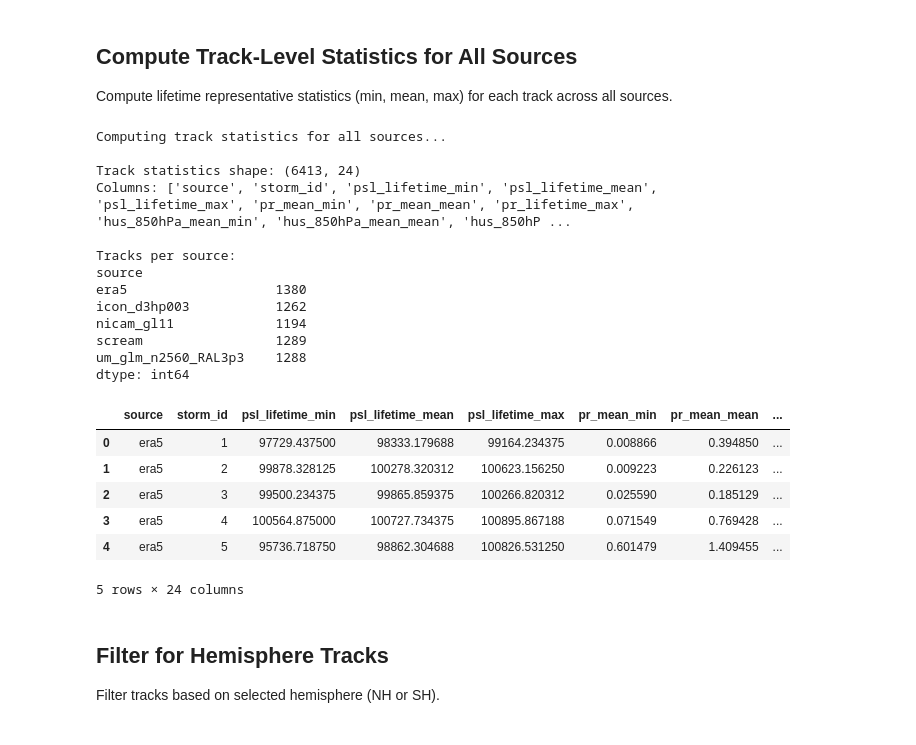
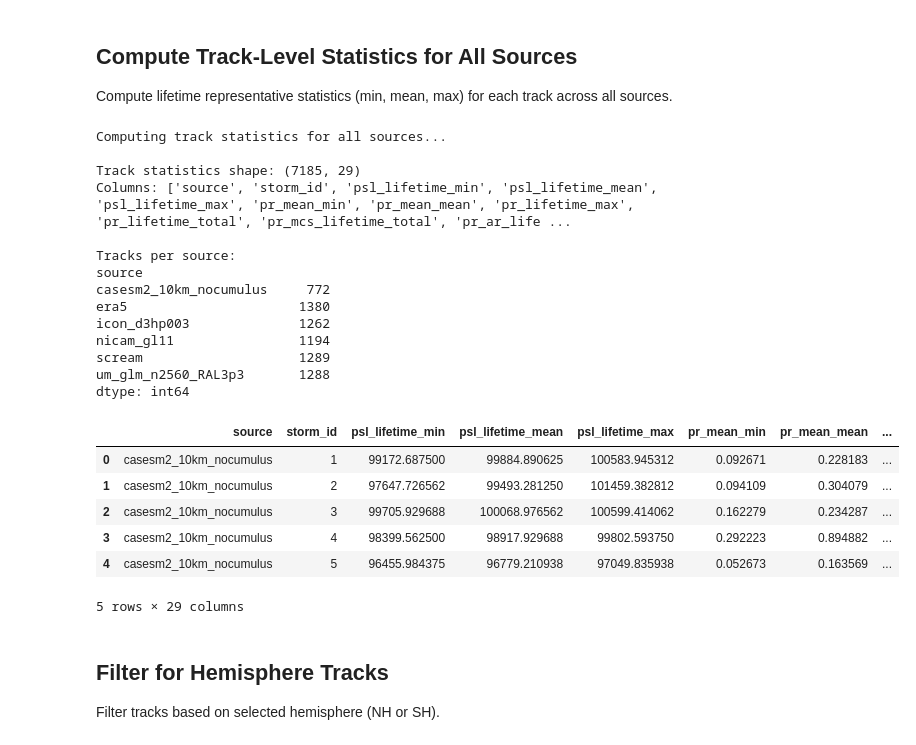
Before and after one commit to WACCEM/gsrm_cooccurrencefeature, a Jupyter notebook: notebooks/plot_etc_spatialmean_stats_multisource.ipynb, the cells around one changed output. Drawn from its saved outputs; the diff is of its cells as text; code cells hidden in the pictures.

```diff
--- a/notebooks/plot_etc_spatialmean_stats_multisource.ipynb
+++ b/notebooks/plot_etc_spatialmean_stats_multisource.ipynb
@@ -28,7 +28,7 @@ in_dir = "/pscratch/sd/w/wcmca1/hackathon/etc_data/stats/"
 fig_dir = "/global/cfs/cdirs/m1867/zfeng/hk25/figures_etc_composites/spatial_mean_stats/"
 
 # List of data sources to compare
-sources = ["era5", "scream", "icon_d3hp003", "um_glm_n2560_RAL3p3", "nicam_gl11"]
+sources = ["era5", "scream", "icon_d3hp003", "um_glm_n2560_RAL3p3", "nicam_gl11", "casesm2_10km_nocumulus"]
 
 # Color scheme for sources (ERA5 will be black in lifecycle plots)
 source_colors = {
@@ -36,16 +36,18 @@ source_colors = {
     'scream': 'dodgerblue',
     'icon_d3hp003': 'deeppink',
     'um_glm_n2560_RAL3p3': 'lime',
-    'nicam_gl11': 'green'
+    'nicam_gl11': 'green',
+    'casesm2_10km_nocumulus': 'darkorange',
 }
 
 # Display names for sources (for plot labels)
 source_display_names = {
-    'era5': 'ERA5',
-    'scream': 'SCREAM',
-    'icon_d3hp003': 'ICON',
-    'um_glm_n2560_RAL3p3': 'UM',
-    'nicam_gl11': 'NICAM'
+    "era5": "ERA5",
+    "scream": "SCREAM",
+    "nicam_gl11": "NICAM",
+    "icon_d3hp003": "ICON",
+    "um_glm_n2560_RAL3p3": "UM",
+    "casesm2_10km_nocumulus": "CASESM2",
 }
 
 # ETC type labels and colors
@@ -219,7 +190,9 @@ def compute_track_statistics(df: pd.DataFrame) -> pd.DataFrame:
     # Group by source and storm_id
     track_stats = df.groupby(['source', 'storm_id']).agg({
         'psl_min': ['min', 'mean', 'max'],
-        'pr_mean': ['min', 'mean', 'max'],
+        'pr_mean': ['min', 'mean', 'max', 'sum'],
+        'pr_mcs_mean': 'sum',
+        'pr_ar_mean': 'sum',
         'hus_850hPa_mean': ['min', 'mean', 'max'],
         'omega_850hPa_min': ['min', 'mean', 'max'],
         'omega_500hPa_min': ['min', 'mean', 'max'],
@@ -245,6 +218,9 @@ def compute_track_statistics(df: pd.DataFrame) -> pd.DataFrame:
         'psl_min_mean': 'psl_lifetime_mean',
         'psl_min_max': 'psl_lifetime_max',
         'pr_mean_max': 'pr_lifetime_max',
+        'pr_mean_sum': 'pr_lifetime_total',
+        'pr_mcs_mean_sum': 'pr_mcs_lifetime_total',
+        'pr_ar_mean_sum': 'pr_ar_lifetime_total',
         'hus_850hPa_mean_max': 'hus_850hPa_lifetime_max',
         'omega_850hPa_min_min': 'omega_850hPa_lifetime_min',
         'omega_500hPa_min_min': 'omega_500hPa_lifetime_min',
@@ -253,50 +229,59 @@ def compute_track_statistics(df: pd.DataFrame) -> pd.DataFrame:
         'overlap_flag_<lambda>': 'dominant_overlap_flag'
     }
     track_stats.rename(columns=rename_dict, inplace=True)
+
+    # Compute lifetime-total precipitation fractions (%)
+    track_stats['prfrac_mcs'] = 100 * track_stats['pr_mcs_lifetime_total'] / track_stats['pr_lifetime_total']
+    track_stats['prfrac_ar'] = 100 * track_stats['pr_ar_lifetime_total'] / track_stats['pr_lifetime_total']
+
+    # Handle division by zero (set to NaN where total precipitation is zero)
+    track_stats.loc[track_stats['pr_lifetime_total'] == 0, 'prfrac_mcs'] = np.nan
+    track_stats.loc[track_stats['pr_lifetime_total'] == 0, 'prfrac_ar'] = np.nan
 
     # Convert pressure from Pa to hPa
     track_stats['psl_lifetime_min_hpa'] = track_stats['psl_lifetime_min'] / 100
 
     # Map overlap flag to type name
     track_stats['overlap_type'] = track_stats['dominant_overlap_flag'].map(overlap_labels)
 
     # Map source to display name
     track_stats['source_display'] = track_stats['source'].map(source_display_names)
 
     return track_stats
 
 
 # Compute statistics for all sources
 print("Computing track statistics for all sources...")
 track_stats_all = compute_track_statistics(df_all)
 
 print(f"\nTrack statistics shape: {track_stats_all.shape}")
 print(f"Columns: {list(track_stats_all.columns)}")
 print(f"\nTracks per source:")
 print(track_stats_all.groupby('source').size())
 
 track_stats_all.head()
 # %% [output]
 Computing track statistics for all sources...
 
-Track statistics shape: (6413, 24)
-Columns: ['source', 'storm_id', 'psl_lifetime_min', 'psl_lifetime_mean', 'psl_lifetime_max', 'pr_mean_min', 'pr_mean_mean', 'pr_lifetime_max', 'hus_850hPa_mean_min', 'hus_850hPa_mean_mean', 'hus_850hP ...
+Track statistics shape: (7185, 29)
+Columns: ['source', 'storm_id', 'psl_lifetime_min', 'psl_lifetime_mean', 'psl_lifetime_max', 'pr_mean_min', 'pr_mean_mean', 'pr_lifetime_max', 'pr_lifetime_total', 'pr_mcs_lifetime_total', 'pr_ar_life ...
 
 Tracks per source:
 source
-era5                   1380
-icon_d3hp003           1262
-nicam_gl11             1194
-scream                 1289
-um_glm_n2560_RAL3p3    1288
+casesm2_10km_nocumulus     772
+era5                      1380
+icon_d3hp003              1262
+nicam_gl11                1194
+scream                    1289
+um_glm_n2560_RAL3p3       1288
 dtype: int64
 |  | source | storm_id | psl_lifetime_min | psl_lifetime_mean | psl_lifetime_max | pr_mean_min | pr_mean_mean | ... |
-| 0 | era5 | 1 | 97729.437500 | 98333.179688 | 99164.234375 | 0.008866 | 0.394850 | ... |
-| 1 | era5 | 2 | 99878.328125 | 100278.320312 | 100623.156250 | 0.009223 | 0.226123 | ... |
-| 2 | era5 | 3 | 99500.234375 | 99865.859375 | 100266.820312 | 0.025590 | 0.185129 | ... |
-| 3 | era5 | 4 | 100564.875000 | 100727.734375 | 100895.867188 | 0.071549 | 0.769428 | ... |
-| 4 | era5 | 5 | 95736.718750 | 98862.304688 | 100826.531250 | 0.601479 | 1.409455 | ... |
+| 0 | casesm2_10km_nocumulus | 1 | 99172.687500 | 99884.890625 | 100583.945312 | 0.092671 | 0.228183 | ... |
+| 1 | casesm2_10km_nocumulus | 2 | 97647.726562 | 99493.281250 | 101459.382812 | 0.094109 | 0.304079 | ... |
+| 2 | casesm2_10km_nocumulus | 3 | 99705.929688 | 100068.976562 | 100599.414062 | 0.162279 | 0.234287 | ... |
+| 3 | casesm2_10km_nocumulus | 4 | 98399.562500 | 98917.929688 | 99802.593750 | 0.292223 | 0.894882 | ... |
+| 4 | casesm2_10km_nocumulus | 5 | 96455.984375 | 96779.210938 | 97049.835938 | 0.052673 | 0.163569 | ... |
-5 rows × 24 columns
+5 rows × 29 columns
 # %% [markdown]
 ## Filter for Hemisphere Tracks
 
```
Also changed, not shown: parts of 11 cells of this notebook, 16 other files.
